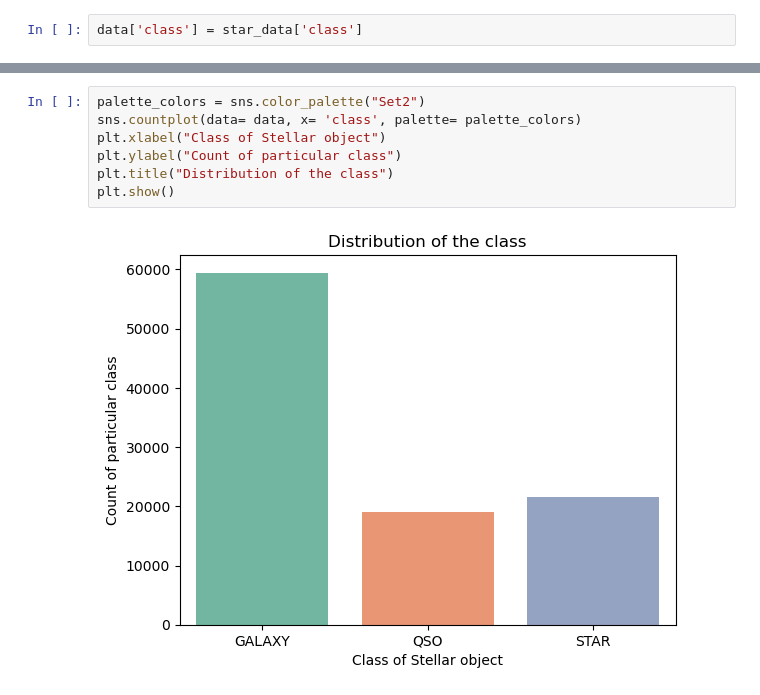
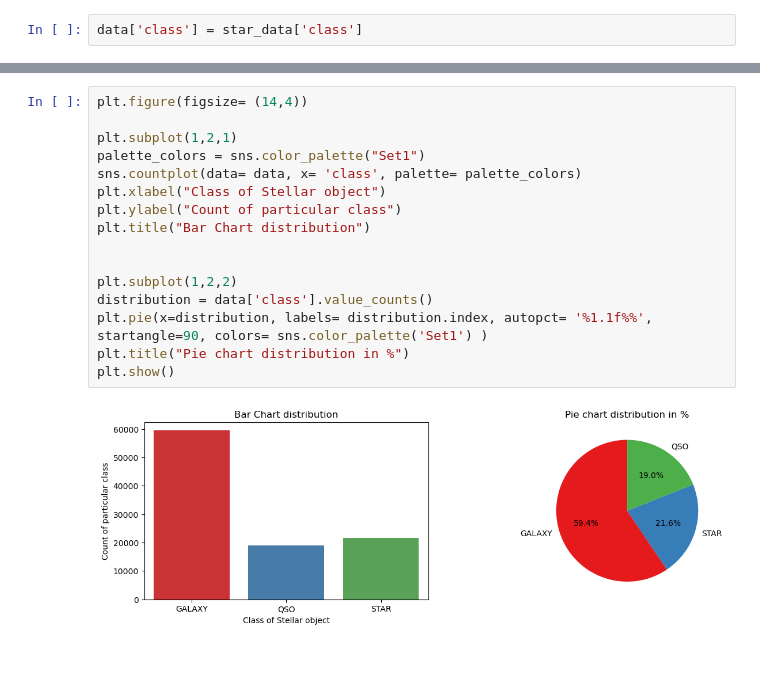
Before and after one commit to NavyaSai-V/Stellar_Object_Classification, a Jupyter notebook: Stellar_object_detection.ipynb, the cells around one changed output, grey strips where cells are left out. Drawn from its saved outputs; the diff is of its cells as text; blank space fills up the shorter version.

```diff
--- a/Stellar_object_detection.ipynb
+++ b/Stellar_object_detection.ipynb
@@ -145,11 +145,20 @@ data.head()
 | 3 | 0.506985 | 0.940947 | 0.180600 | 0.998939 | 0.999220 | 0.596946 | 0.486717 | 0.998990 | 0.507016 | 0.0 | 0.4 | ... |
 | 4 | 0.992503 | 0.959118 | 0.392679 | 0.998670 | 0.998602 | 0.337999 | 0.287021 | 0.998620 | 0.992549 | 0.0 | 0.4 | ... |
 # %%
-palette_colors = sns.color_palette("Set2")
+plt.figure(figsize= (14,4))
+
+plt.subplot(1,2,1)
+palette_colors = sns.color_palette("Set1")
 sns.countplot(data= data, x= 'class', palette= palette_colors)
 plt.xlabel("Class of Stellar object")
 plt.ylabel("Count of particular class")
-plt.title("Distribution of the class")
+plt.title("Bar Chart distribution")
+
+
+plt.subplot(1,2,2)
+distribution = data['class'].value_counts()
+plt.pie(x=distribution, labels= distribution.index, autopct= '%1.1f%%', startangle=90, colors= sns.color_palette('Set1') )
+plt.title("Pie chart distribution in %")
 plt.show()
 # %% [output]
-[figure, old version]
+[figure, new version]
```
